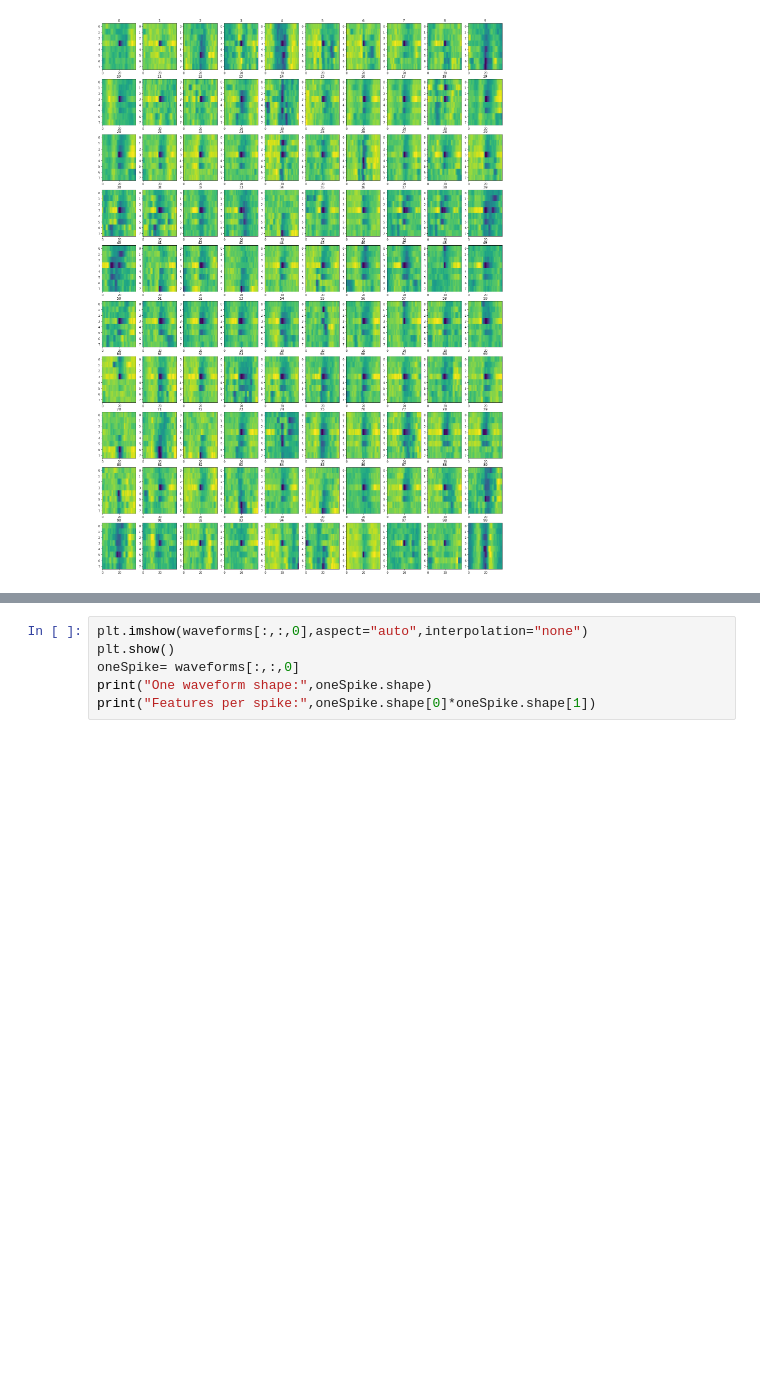
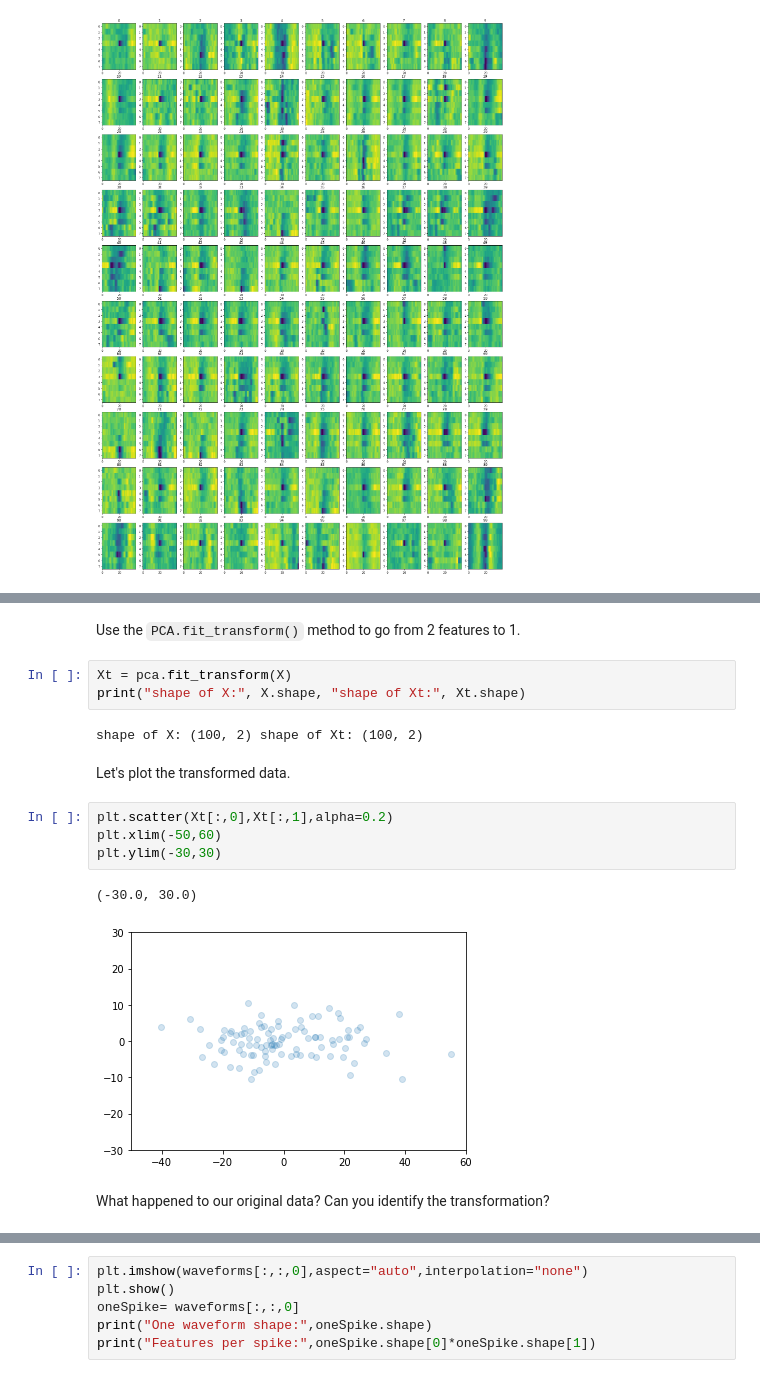
Before and after one commit to kevin-allen/dataScienceNeuro, a Jupyter notebook: notebooks/lecture_03.ipynb, the cells around one changed output, grey strips where cells are left out. Cells and saved outputs as stored; diff of their text form; blank space fills up the shorter version.

```diff
--- a/notebooks/lecture_03.ipynb
+++ b/notebooks/lecture_03.ipynb
@@ -446,0 +541,18 @@ In the context of clustering, every data point of a 2D waveform is a feature of
+# %% [markdown]
+Use the `PCA.fit_transform()` method to go from 2 features to 1.
+# %%
+Xt = pca.fit_transform(X)
+print("shape of X:", X.shape, "shape of Xt:", Xt.shape)
+# %% [output]
+shape of X: (100, 2) shape of Xt: (100, 2)
+# %% [markdown]
+Let's plot the transformed data.
+# %%
+plt.scatter(Xt[:,0],Xt[:,1],alpha=0.2)
+plt.xlim(-50,60)
+plt.ylim(-30,30)
+# %% [output]
+(-30.0, 30.0)
+[figure, added]
+# %% [markdown]
+What happened to our original data? Can you identify the transformation?
```
Also changed, not shown: parts of 73 cells of this notebook, 3 other files.
